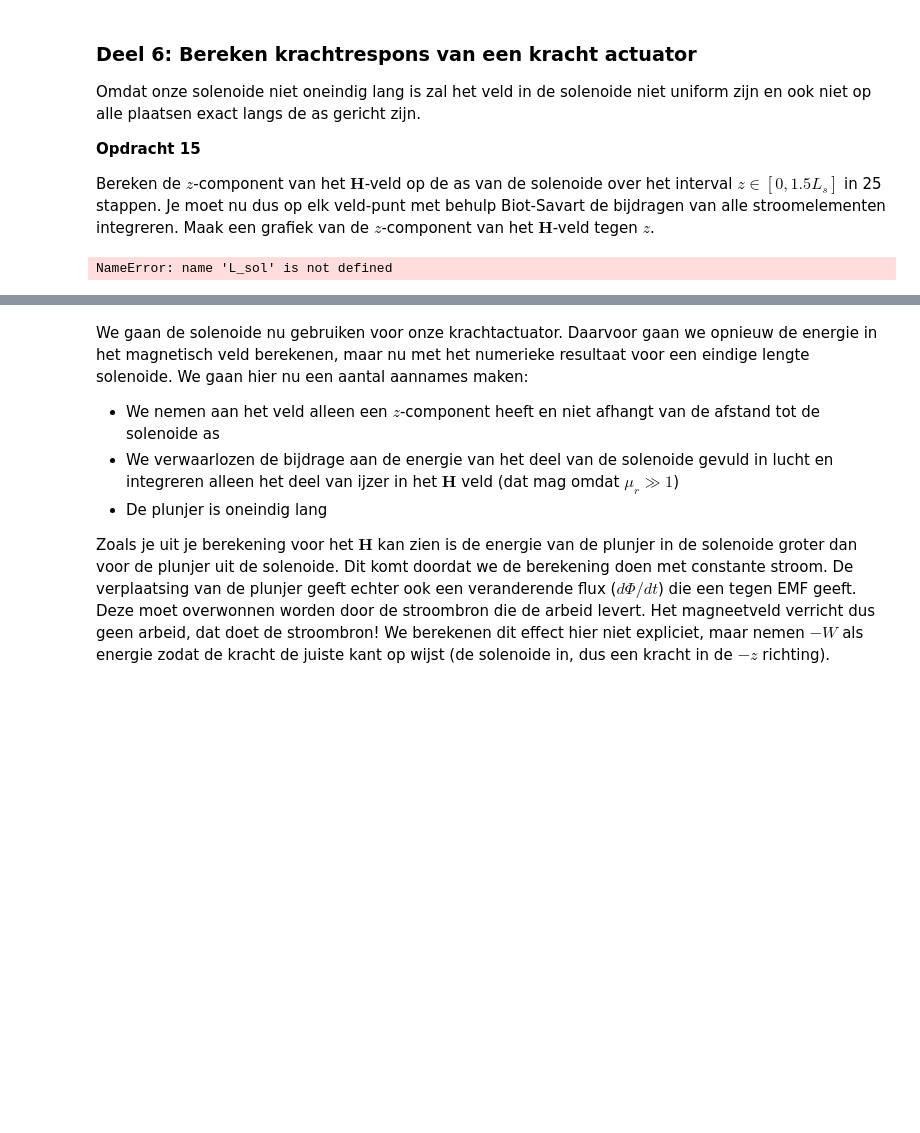
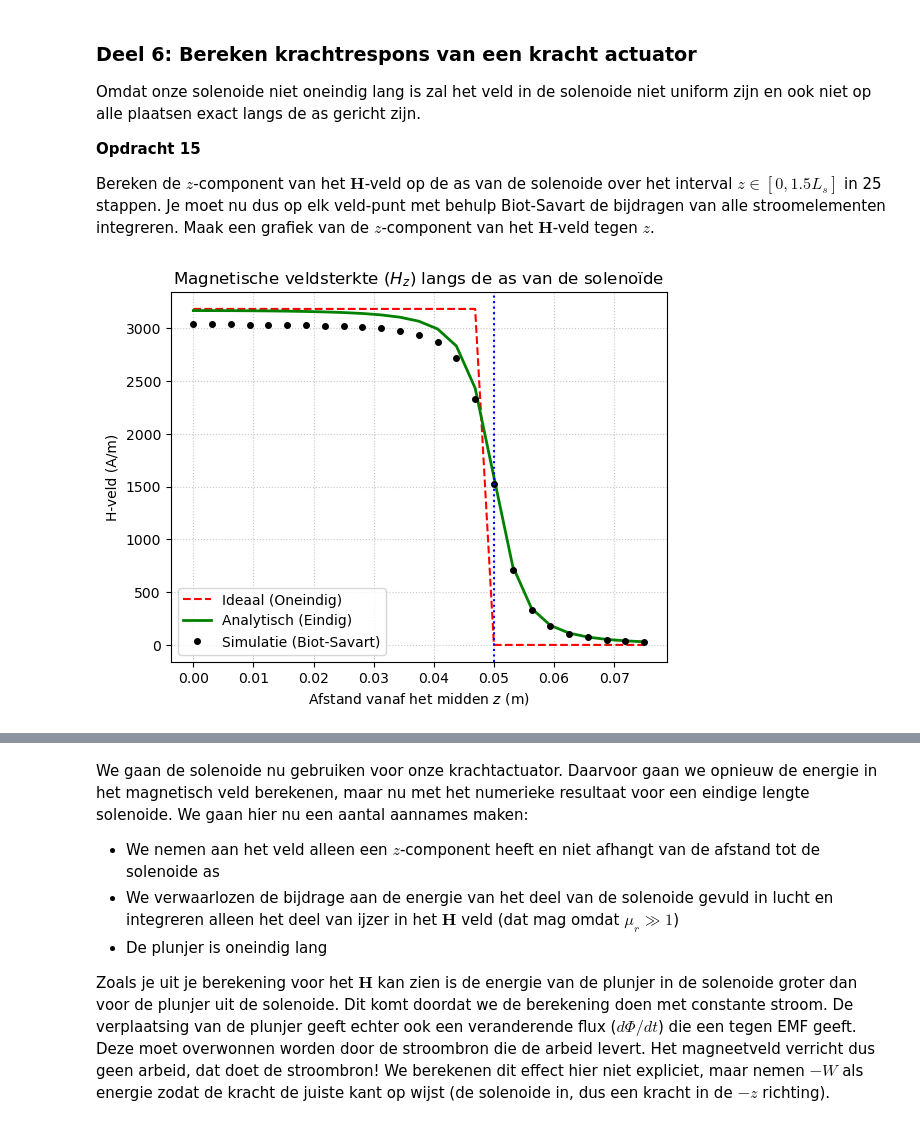
Before and after one commit to caricevonmorgen-dotcom/opdrachten-DEF-D-lol, a Jupyter notebook: 2KrachtactuatorOpdracht (1)/2KrachtactuatorOpdracht/KrachtactuatorOpdracht.ipynb, the cells around one changed output, grey strips where cells are left out. Drawn from its saved outputs; the diff is of its cells as text; code cells hidden in the pictures; blank space fills up the shorter version.

```diff
--- a/2KrachtactuatorOpdracht (1)/2KrachtactuatorOpdracht/KrachtactuatorOpdracht.ipynb
+++ b/2KrachtactuatorOpdracht (1)/2KrachtactuatorOpdracht/KrachtactuatorOpdracht.ipynb
@@ -404,34 +537,60 @@ Omdat onze solenoide niet oneindig lang is zal het veld in de solenoide niet uni
 
 Bereken de $z$-component van het $\mathbf{H}$-veld op de as van de solenoide over het interval $z \in [0, 1.5L_s]$ in 25 stappen. Je moet nu dus op elk veld-punt met behulp Biot-Savart de bijdragen van alle stroomelementen integreren. Maak een grafiek van de $z$-component van het $\mathbf{H}$-veld tegen $z$.
 # %%
-n_ax=25
-z_ax=np.linspace(0, 1.5*L_sol/2, n_ax)
-H_ax=np.zeros((n_ax,1))
+import numpy as np
+import matplotlib.pyplot as plt
 
+n_ax = 25
+z_ax = np.linspace(0, 1.5 * L_sol / 2, n_ax)
+H_ax = np.zeros((n_ax, 1))
+
+
+# numerieke berekening van het veld langs de as van de spoel
 for i_field in range(n_ax):
-    print(f"\rIfield =  {i_field}", end="") # Print welk element van het veld nu berekend wordt.
-    # Bepaal de field coordinate
-    Hsimulated=np.array([0,0,0], dtype='float64')
-    for i_source in np.arange(1, N):
-        # Bepaal dl en r_source en gebruik
-        Hsimulated += field_current_element(r_field, r_source, dl)
-        print(f"Ifield =  {i_field}", end="")
+    r_field = np.array([0, 0, z_ax[i_field]])
+    Hsimulated = np.array([0.0, 0.0, 0.0], dtype='float64')
 
-    # selecting the z-component
-    H_ax[i_field,0]=Hsimulated[2]
+    # Over alle segmenten van de solenoïde draad
+    for i_src in range(len(x) - 1):
+        r_source = np.array([x[i_src], y[i_src], z[i_src]])
 
-H_veld_ideaal=analytical_answer*np.ones(n_ax)*(1.0*(z_ax < L_sol/2))
+        # dl: de vector van punt i_src naar i_src + 1
+        dl = np.array([x[i_src+1] - x[i_src],
+                       y[i_src+1] - y[i_src],
+                       z[i_src+1] - z[i_src]])
 
-# dit is nog een aardige analytische uitdrukking die je kan uitrekenen voor de z-component op de as van een solenoide met eindige lengte
-H_veld_analytisch=(aantal_omwent*I/L_sol/2)*((L_sol/2-z_ax)/np.sqrt((z_ax- L_sol/2)**2 + r_sol**2)+(L_sol/2+z_ax)/np.sqrt((z_ax+ L_sol/2)**2 + r_sol**2))
+        Hsimulated += diot_savart_twee(r_field, r_source, dl, I)
 
-plt.figure(figsize=[13,4])
-plt.subplot(131)
-plt.title('z-component van B-veld')
-plt.plot(z_ax, H_veld_ideaal, '-r', label='ideaal')
-plt.plot(z_ax, H_veld_analytisch, '-g', label='analytisch')
-plt.plot(z_ax, H_ax, '-k', label='simulatie')
-plt.xlabel('Afstand langs de as van de solenoide (m)')
-plt.ylabel('B-veld (Tesla)')
+    # z-component
+    H_ax[i_field, 0] = Hsimulated[2]
+
+# oneindig lange solenoïde (H = n * I)
+# Alleen geldig binnen de spoel
+H_ideaal_waarde = (aantal_omwentelingen * I / L_sol)
+H_veld_ideaal = H_ideaal_waarde * np.ones(n_ax) * (1.0 * (z_ax <= L_sol / 2))
+
+# Analytisch model voor een eindige solenoïde
+H_veld_analytisch = (aantal_omwentelingen * I / L_sol / 2) * (
+    (L_sol / 2 - z_ax) / np.sqrt((z_ax - L_sol / 2)**2 + r_sol**2) +
+    (L_sol / 2 + z_ax) / np.sqrt((z_ax + L_sol / 2)**2 + r_sol**2)
+)
+
+
+plt.figure()
+
+plt.plot(z_ax, H_veld_ideaal, '--r', label='Ideaal (Oneindig)')
+plt.plot(z_ax, H_veld_analytisch, '-g', label='Analytisch (Eindig)', linewidth=2)
+plt.plot(z_ax, H_ax, 'ko', markersize=4, label='Simulatie (Biot-Savart)')
+
+plt.title('Magnetische veldsterkte ($H_z$) langs de as van de solenoïde')
+plt.xlabel('Afstand vanaf het midden $z$ (m)')
+plt.ylabel('H-veld (A/m)')
+plt.grid(True, linestyle=':', alpha=0.7)
+plt.legend()
+
+# Extra: markeer de rand van de spoel
+plt.axvline(x=L_sol/2, color='blue', linestyle=':', label='Rand spoel')
+
+plt.show()
 # %% [output]
-NameError: name 'L_sol' is not defined
+[figure, added]
```
Also changed, not shown: parts of 12 cells of this notebook, 1 other file.
